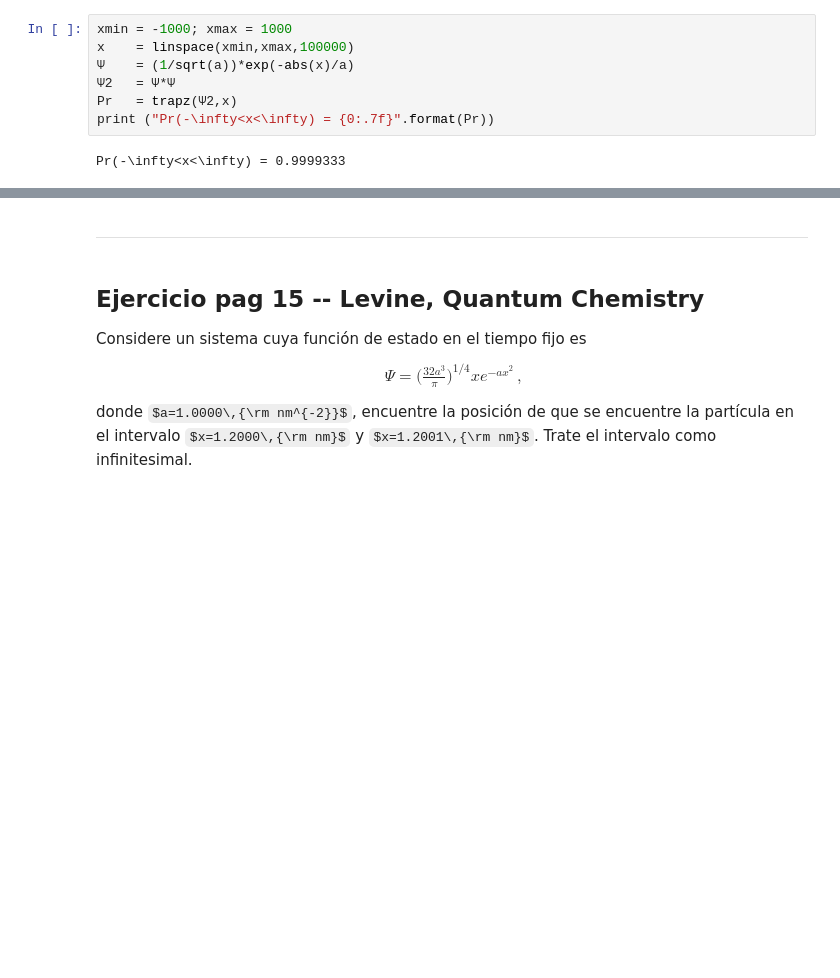
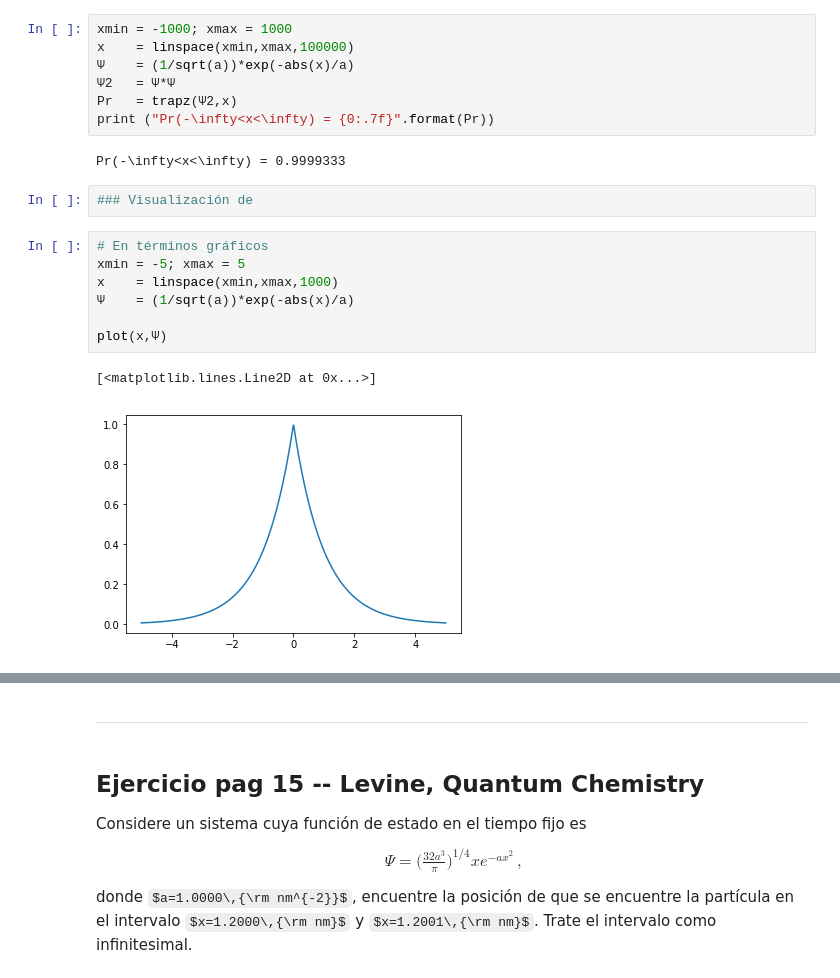
Before and after one commit to jebarriosvargas/QCI-2019-2, a Jupyter notebook: Ejercicios/Cap1_Ejercicio.ipynb, the cells around one changed output, grey strips where cells are left out. Drawn from its saved outputs; the diff is of its cells as text; some formulas as TeX source; blank space fills up the shorter version.

```diff
--- a/Ejercicios/Cap1_Ejercicio.ipynb
+++ b/Ejercicios/Cap1_Ejercicio.ipynb
@@ -60,3 +60,15 @@ Pr   = trapz(Ψ2,x)
 print ("Pr(-\infty<x<\infty) = {0:.7f}".format(Pr))
 # %% [output]
 Pr(-\infty<x<\infty) = 0.9999333
+# %%
+### Visualización de
+# %%
+# En términos gráficos
+xmin = -5; xmax = 5
+x    = linspace(xmin,xmax,1000)
+Ψ    = (1/sqrt(a))*exp(-abs(x)/a)
+
+plot(x,Ψ)
+# %% [output]
+[<matplotlib.lines.Line2D at 0x...>]
+[figure, added]
```
Also changed, not shown: parts of 3 cells of this notebook.
